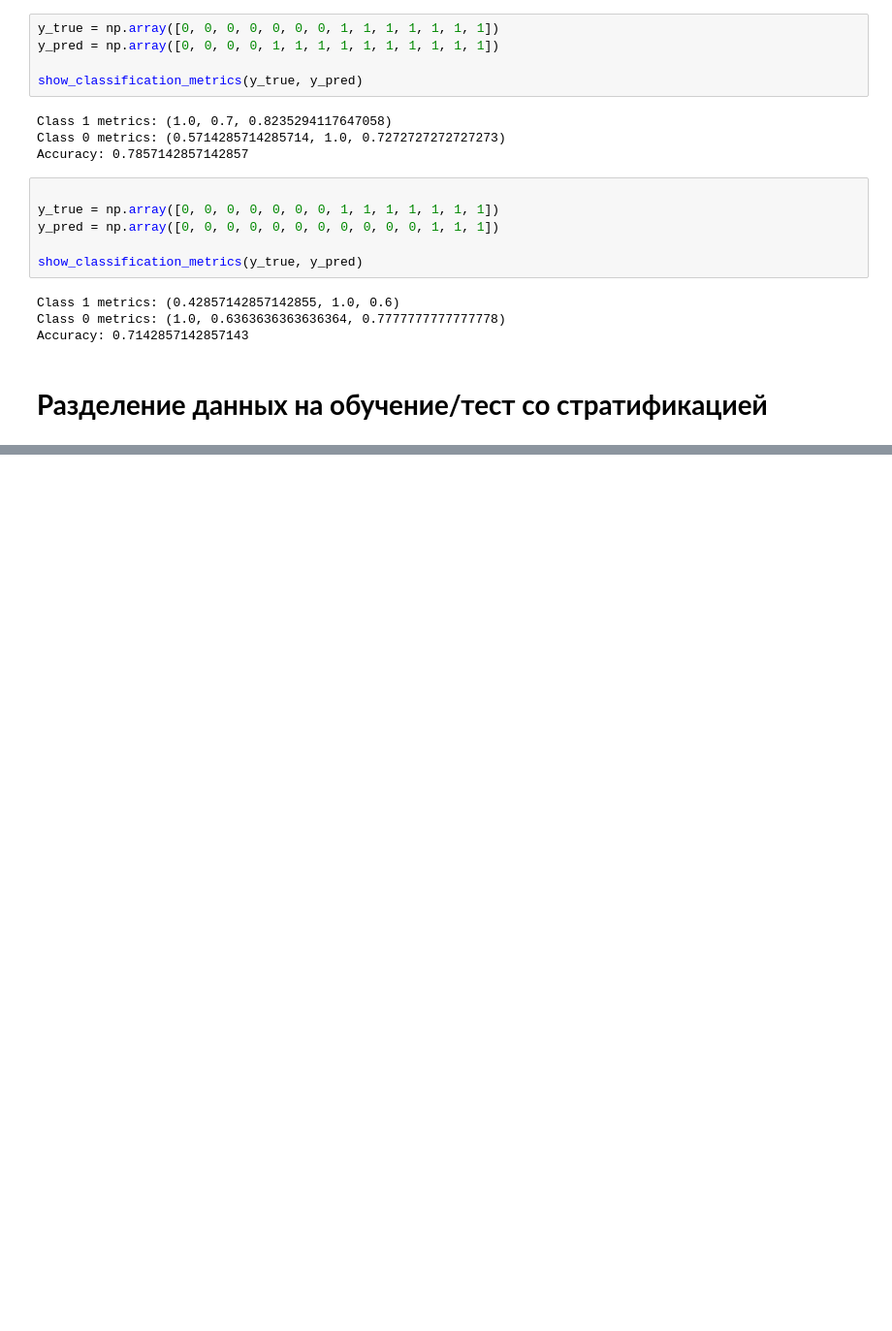
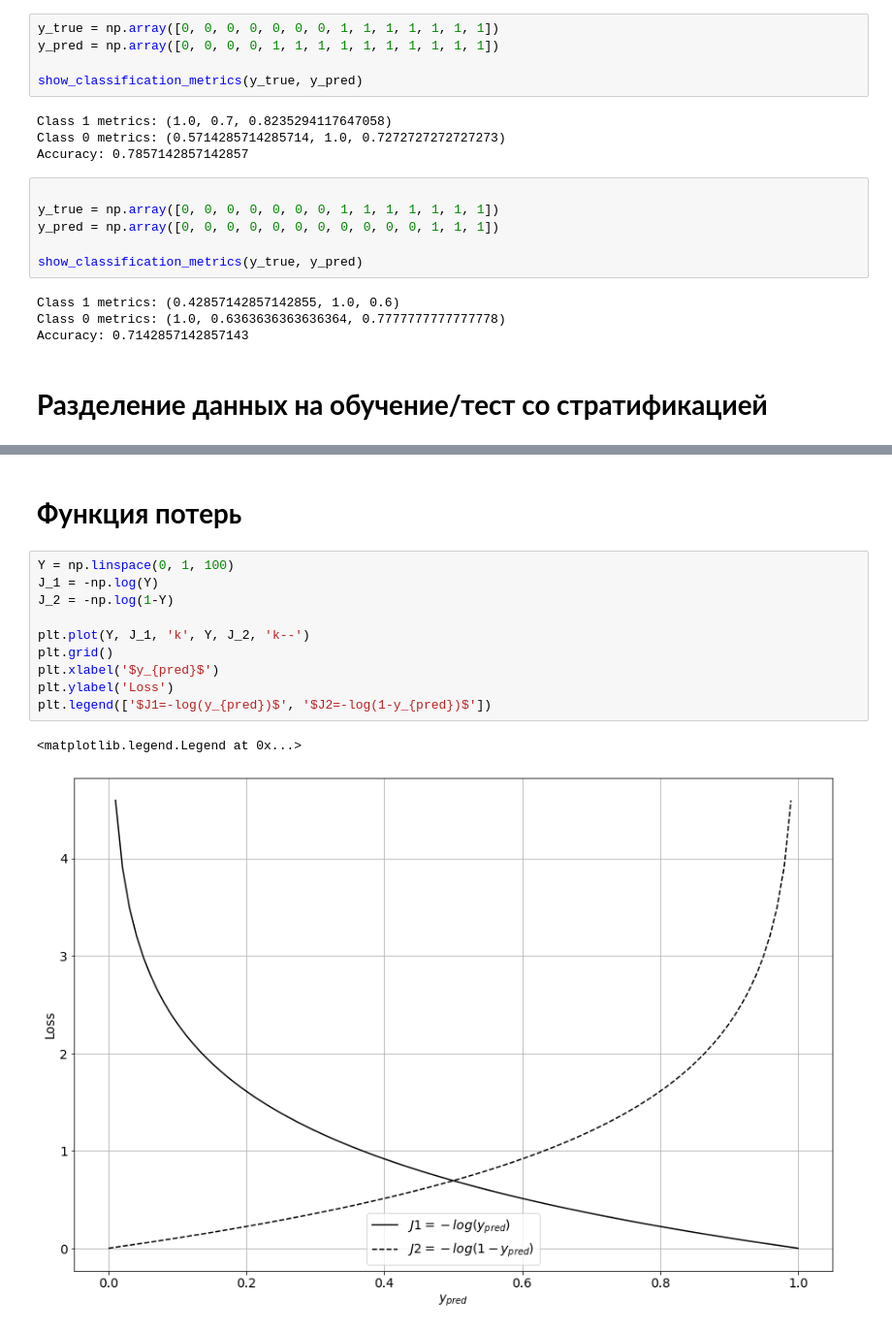
Before and after one commit to egorik3z/ML, a Jupyter notebook: ML21.ipynb, the cells around one changed output, grey strips where cells are left out. Shown at 97% size. Cells and saved outputs as stored; diff of their text form; blank space fills up the shorter version.

```diff
--- a/ML21.ipynb
+++ b/ML21.ipynb
@@ -332,0 +399,15 @@ Accuracy: 0.7142857142857143
+# %% [markdown]
+# **Функция потерь**
+# %%
+Y = np.linspace(0, 1, 100)
+J_1 = -np.log(Y)
+J_2 = -np.log(1-Y)
+
+plt.plot(Y, J_1, 'k', Y, J_2, 'k--')
+plt.grid()
+plt.xlabel('$y_{pred}$')
+plt.ylabel('Loss')
+plt.legend(['$J1=-log(y_{pred})$', '$J2=-log(1-y_{pred})$'])
+# %% [output]
+<matplotlib.legend.Legend at 0x...>
+[figure, added]
```
Also changed, not shown: parts of 39 cells of this notebook.
